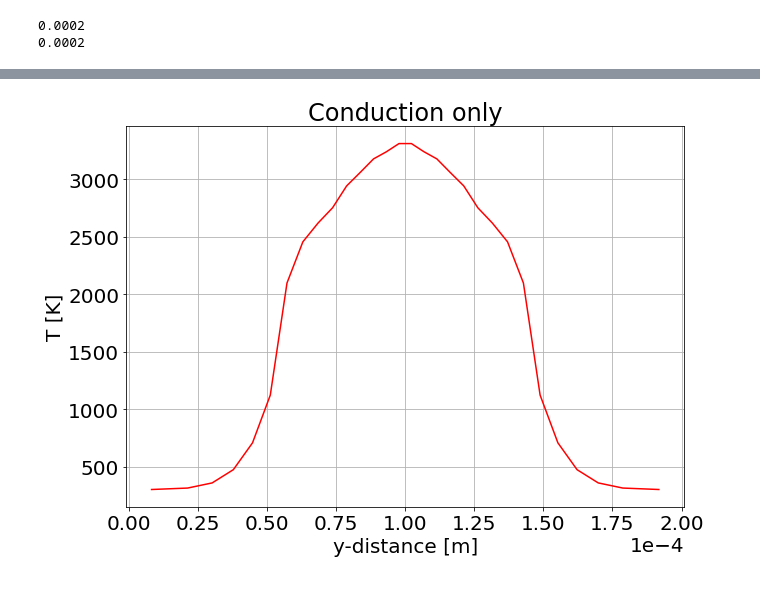
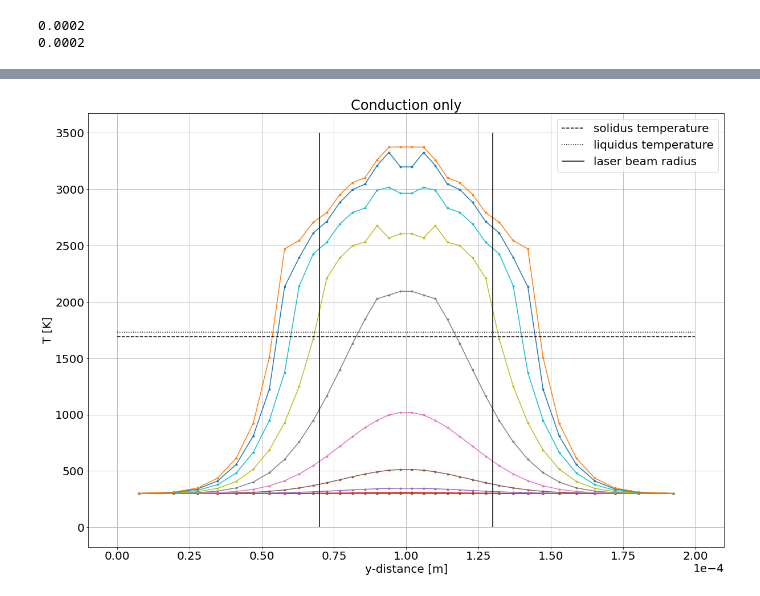
Before and after one commit to snilsn/SLM-finite-volumes, a Jupyter notebook: 3d heat convection.ipynb, the cells around one changed output, grey strips where cells are left out. Drawn from its saved outputs; the diff is of its cells as text; code cells hidden in the pictures.

```diff
--- a/3d heat convection.ipynb
+++ b/3d heat convection.ipynb
@@ -152,24 +165,36 @@ np.save('temperature', data)
 # %%
 import matplotlib.pyplot as plt
 plt.rcParams.update({'font.size': 20})
 
 data = np.load('temperature.npy')
 
 temp_final = data.reshape((N_z, N_y, N_x))
 y_coordinates = np.array(mesh.cellCenters[1]).reshape((N_z, N_y, N_x))
 
-plt.figure(figsize = (10, 7))
-plt.plot(y_coordinates[-1, :, -9], temp_final[-1, :, -9], 'r-')
+#N_y_temp = 7
+#plt.plot(y_coordinates[-1, :, -N_y_temp], temp_final[-1, :, -N_y_temp], marker = 'd', linestyle = '-')
+
+plt.figure(figsize = (20, 14))
+
+for N_y_temp in range(0, 12):
+
+    plt.plot(y_coordinates[-1, :, -N_y_temp], temp_final[-1, :, -N_y_temp], marker = '.', linestyle = '-')
+
+plt.hlines(steel_T_S, 0, 2e-4, 'k',linestyle = '--', label = 'solidus temperature')
+plt.hlines(steel_T_L, 0, 2e-4, 'k',linestyle = 'dotted', label = 'liquidus temperature')
+plt.vlines([1e-4 + beam_radius, 1e-4 - beam_radius], 0, 3500, color = 'black', linestyle = '-', label = 'laser beam radius')
 plt.grid()
 plt.xlabel('y-distance [m]')
 plt.ylabel('T [K]')
 plt.title('Conduction only')
 #plt.ylim((1693, 3093))
 #plt.yticks([1693 + i* 200 for i in range(8)])
 plt.ticklabel_format(axis = 'x', style = 'sci', scilimits = (0,0))
+#plt.legend(loc = 'lower left')
+plt.legend()
 plt.savefig('conductions.png')
 # %% [output]
-[figure, old version]
+[figure, new version]
 # %%
 remaining = 0.005 - time
 dt = 0.0001
```
Also changed, not shown: parts of 16 cells of this notebook, 2 other files.
